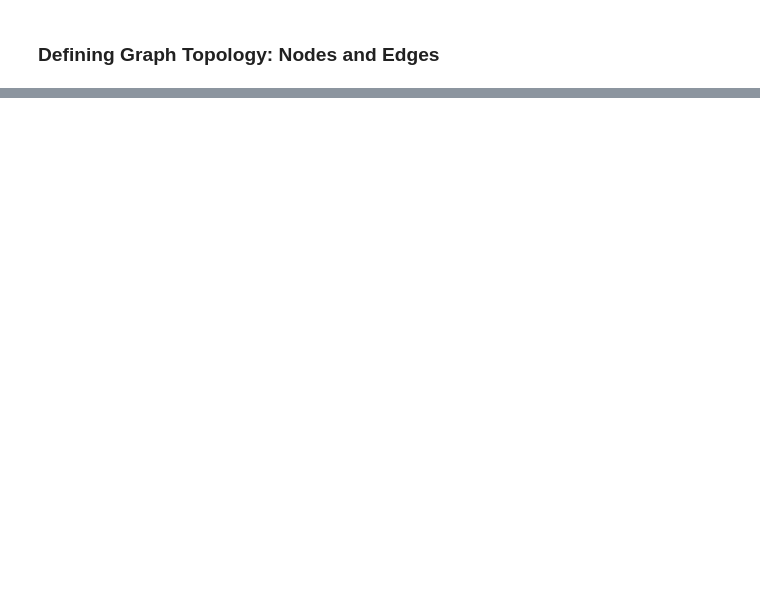
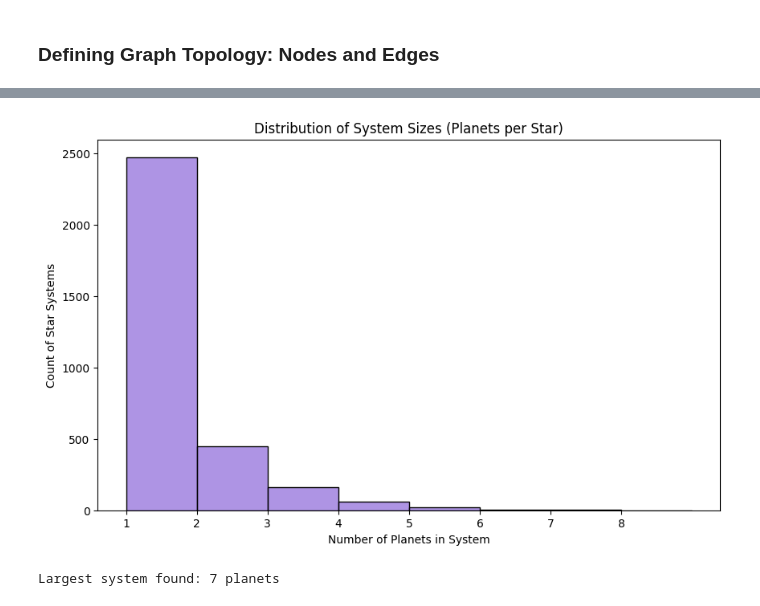
Before and after one commit to Gonzatorra/Machine-Learning-Avanzado, a Jupyter notebook: extraProject/main.ipynb, the cells around one changed output, grey strips where cells are left out. Drawn from its saved outputs; the diff is of its cells as text; code cells hidden in the pictures; blank space fills up the shorter version.

```diff
--- a/extraProject/main.ipynb
+++ b/extraProject/main.ipynb
@@ -447,0 +509,16 @@ plot_stellar_graph(processed_graphs, "TRAPPIST-1")
+# %%
+# Count how many planets each system has in our processed dataset
+system_sizes = [g.num_nodes for g in processed_graphs]
+
+plt.figure(figsize=(10, 6))
+sns.histplot(system_sizes, bins=range(1, 10), kde=False, color='mediumpurple')
+plt.title("Distribution of System Sizes (Planets per Star)")
+plt.xlabel("Number of Planets in System")
+plt.ylabel("Count of Star Systems")
+plt.xticks(range(1, 9))
+plt.show()
+
+print(f"Largest system found: {max(system_sizes)} planets")
+# %% [output]
+[figure, added]
+Largest system found: 7 planets
```
Also changed, not shown: parts of 56 cells of this notebook, 3 other files.
